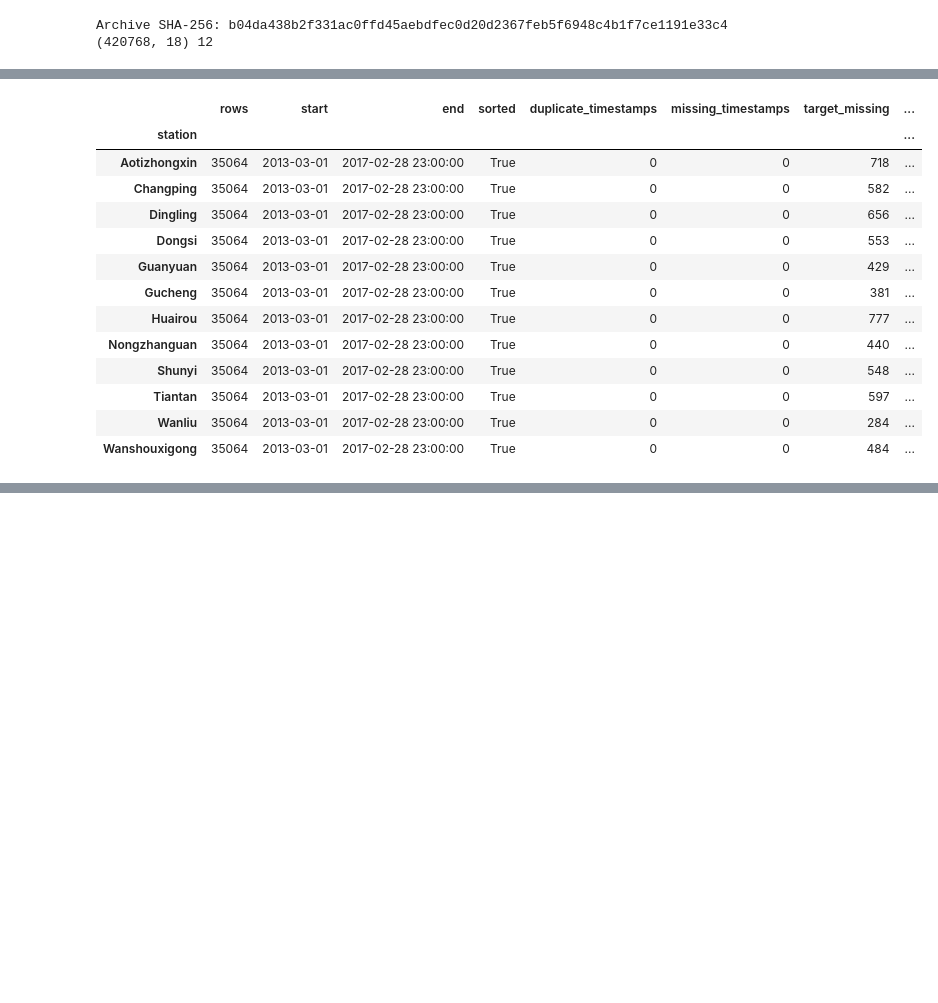
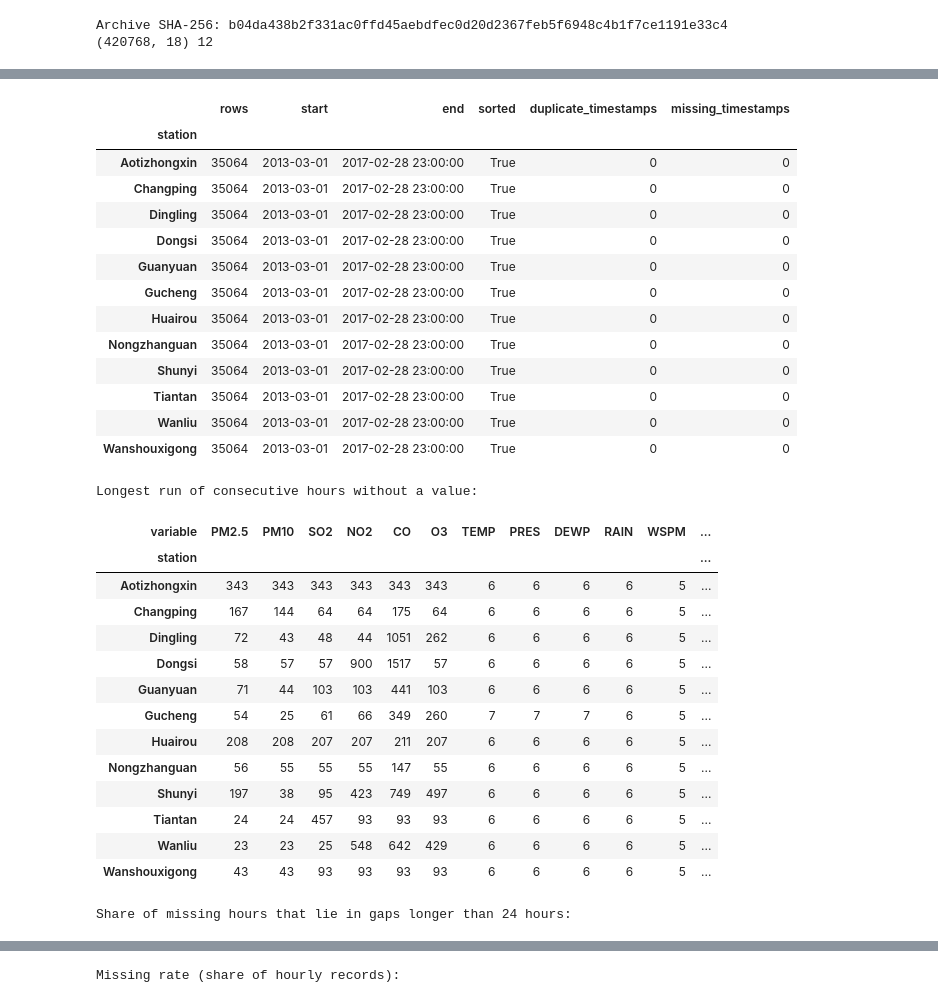
Before and after one commit to NgTHung/preprocessing, a Jupyter notebook: book/01_time_series_eda.ipynb, the cells around one changed output, grey strips where cells are left out. Cells and saved outputs as stored; diff of their text form; code cells hidden in the pictures; blank space fills up the shorter version.

```diff
--- a/book/01_time_series_eda.ipynb
+++ b/book/01_time_series_eda.ipynb
@@ -83,18 +135,59 @@ State the rule and store the chosen station in a named variable. If the rule was
 # %%
-# TODO: Implement the method. Store metrics in named variables and print them.
-audit_stations(stations,"PM10")
+from preprocessing.air_quality import audit_columns
+
+# wd is audited with the numeric columns because the u/v wind components need both wd and WSPM.
+AUDIT_COLUMNS = ANALYSIS_COLUMNS + ["wd"]
+LONG_GAP_HOURS = 24
+
+station_audit = audit_columns(stations, AUDIT_COLUMNS, long_gap_hours=LONG_GAP_HOURS)
+
+# Timestamp measures do not depend on the audited column, so one copy per station suffices.
+timestamp_audit = station_audit.xs(AUDIT_COLUMNS[0], level="variable")[
+    ["rows", "start", "end", "sorted", "duplicate_timestamps", "missing_timestamps"]
+]
+longest_gap_hours = station_audit["longest_target_gap_hours"].unstack("variable")[AUDIT_COLUMNS]
+long_gap_share = station_audit["long_gap_missing_share"].unstack("variable")[AUDIT_COLUMNS]
+missing_rate = station_audit["target_missing_rate"].unstack("variable")[AUDIT_COLUMNS]
+hours_in_long_gaps = station_audit["long_gap_missing_hours"].unstack("variable")[AUDIT_COLUMNS]
+# Every station shares one complete hourly grid, so stations differ only in missing values.
+assert (timestamp_audit[["duplicate_timestamps", "missing_timestamps"]] == 0).all().all()
+assert timestamp_audit[["rows", "start", "end"]].nunique().eq(1).all()
+
+display(timestamp_audit)
+print("Longest run of consecutive hours without a value:")
+display(longest_gap_hours)
+print(f"Share of missing hours that lie in gaps longer than {LONG_GAP_HOURS} hours:")
+display(long_gap_share.round(3))
+print("Missing rate (share of hourly records):")
+display(missing_rate.round(4))
 # %% [output]
-|  | rows | start | end | sorted | duplicate_timestamps | missing_timestamps | target_missing | ... |
-| station |  |  |  |  |  |  |  | ... |
-| Aotizhongxin | 35064 | 2013-03-01 | 2017-02-28 23:00:00 | True | 0 | 0 | 718 | ... |
-| Changping | 35064 | 2013-03-01 | 2017-02-28 23:00:00 | True | 0 | 0 | 582 | ... |
-| Dingling | 35064 | 2013-03-01 | 2017-02-28 23:00:00 | True | 0 | 0 | 656 | ... |
-| Dongsi | 35064 | 2013-03-01 | 2017-02-28 23:00:00 | True | 0 | 0 | 553 | ... |
-| Guanyuan | 35064 | 2013-03-01 | 2017-02-28 23:00:00 | True | 0 | 0 | 429 | ... |
-| Gucheng | 35064 | 2013-03-01 | 2017-02-28 23:00:00 | True | 0 | 0 | 381 | ... |
-| Huairou | 35064 | 2013-03-01 | 2017-02-28 23:00:00 | True | 0 | 0 | 777 | ... |
-| Nongzhanguan | 35064 | 2013-03-01 | 2017-02-28 23:00:00 | True | 0 | 0 | 440 | ... |
-| Shunyi | 35064 | 2013-03-01 | 2017-02-28 23:00:00 | True | 0 | 0 | 548 | ... |
-| Tiantan | 35064 | 2013-03-01 | 2017-02-28 23:00:00 | True | 0 | 0 | 597 | ... |
-| Wanliu | 35064 | 2013-03-01 | 2017-02-28 23:00:00 | True | 0 | 0 | 284 | ... |
-| Wanshouxigong | 35064 | 2013-03-01 | 2017-02-28 23:00:00 | True | 0 | 0 | 484 | ... |
+|  | rows | start | end | sorted | duplicate_timestamps | missing_timestamps |
+| station |  |  |  |  |  |  |
+| Aotizhongxin | 35064 | 2013-03-01 | 2017-02-28 23:00:00 | True | 0 | 0 |
+| Changping | 35064 | 2013-03-01 | 2017-02-28 23:00:00 | True | 0 | 0 |
+| Dingling | 35064 | 2013-03-01 | 2017-02-28 23:00:00 | True | 0 | 0 |
+| Dongsi | 35064 | 2013-03-01 | 2017-02-28 23:00:00 | True | 0 | 0 |
+| Guanyuan | 35064 | 2013-03-01 | 2017-02-28 23:00:00 | True | 0 | 0 |
+| Gucheng | 35064 | 2013-03-01 | 2017-02-28 23:00:00 | True | 0 | 0 |
+| Huairou | 35064 | 2013-03-01 | 2017-02-28 23:00:00 | True | 0 | 0 |
+| Nongzhanguan | 35064 | 2013-03-01 | 2017-02-28 23:00:00 | True | 0 | 0 |
+| Shunyi | 35064 | 2013-03-01 | 2017-02-28 23:00:00 | True | 0 | 0 |
+| Tiantan | 35064 | 2013-03-01 | 2017-02-28 23:00:00 | True | 0 | 0 |
+| Wanliu | 35064 | 2013-03-01 | 2017-02-28 23:00:00 | True | 0 | 0 |
+| Wanshouxigong | 35064 | 2013-03-01 | 2017-02-28 23:00:00 | True | 0 | 0 |
+Longest run of consecutive hours without a value:
+| variable | PM2.5 | PM10 | SO2 | NO2 | CO | O3 | TEMP | PRES | DEWP | RAIN | WSPM | ... |
+| station |  |  |  |  |  |  |  |  |  |  |  | ... |
+| Aotizhongxin | 343 | 343 | 343 | 343 | 343 | 343 | 6 | 6 | 6 | 6 | 5 | ... |
+| Changping | 167 | 144 | 64 | 64 | 175 | 64 | 6 | 6 | 6 | 6 | 5 | ... |
+| Dingling | 72 | 43 | 48 | 44 | 1051 | 262 | 6 | 6 | 6 | 6 | 5 | ... |
+| Dongsi | 58 | 57 | 57 | 900 | 1517 | 57 | 6 | 6 | 6 | 6 | 5 | ... |
+| Guanyuan | 71 | 44 | 103 | 103 | 441 | 103 | 6 | 6 | 6 | 6 | 5 | ... |
+| Gucheng | 54 | 25 | 61 | 66 | 349 | 260 | 7 | 7 | 7 | 6 | 5 | ... |
+| Huairou | 208 | 208 | 207 | 207 | 211 | 207 | 6 | 6 | 6 | 6 | 5 | ... |
+| Nongzhanguan | 56 | 55 | 55 | 55 | 147 | 55 | 6 | 6 | 6 | 6 | 5 | ... |
+| Shunyi | 197 | 38 | 95 | 423 | 749 | 497 | 6 | 6 | 6 | 6 | 5 | ... |
+| Tiantan | 24 | 24 | 457 | 93 | 93 | 93 | 6 | 6 | 6 | 6 | 5 | ... |
+| Wanliu | 23 | 23 | 25 | 548 | 642 | 429 | 6 | 6 | 6 | 6 | 5 | ... |
+| Wanshouxigong | 43 | 43 | 93 | 93 | 93 | 93 | 6 | 6 | 6 | 6 | 5 | ... |
+Share of missing hours that lie in gaps longer than 24 hours:
@@ -100,0 +208 @@ audit_stations(stations,"PM10")
+Missing rate (share of hourly records):
```
Also changed, not shown: parts of 33 cells of this notebook, 8 other files.
